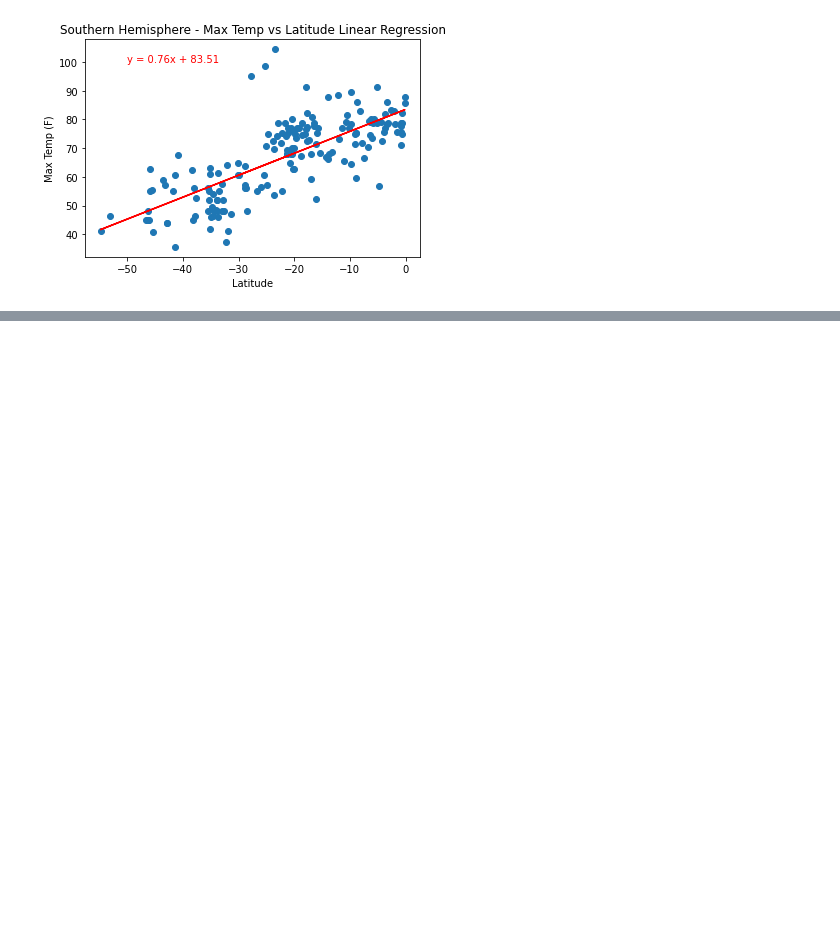
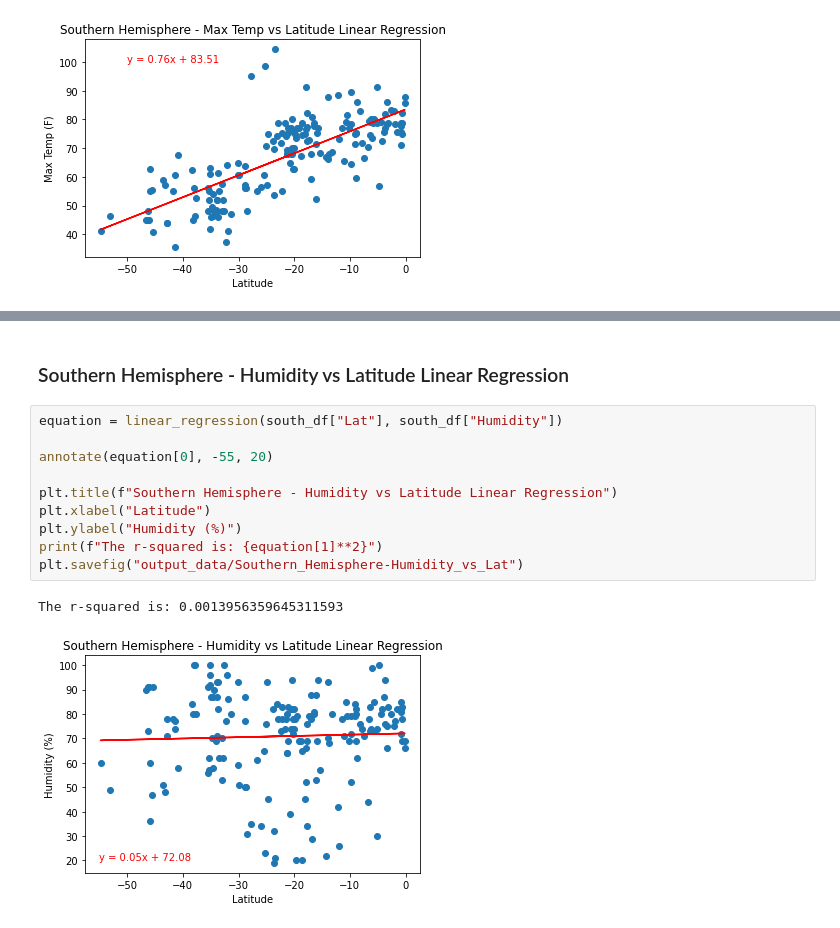
Before and after one commit to cmoeser5/City-Weather, a Jupyter notebook: WeatherPy/WeatherPy.ipynb, the cells around one changed output, grey strips where cells are left out. Saved outputs shown, nothing was run; the diff lists cells and outputs as text; blank space fills up the shorter version.

```diff
--- a/WeatherPy/WeatherPy.ipynb
+++ b/WeatherPy/WeatherPy.ipynb
@@ -328,0 +344,15 @@ The r-squared is: 0.554459815100282
+# %% [markdown]
+### Southern Hemisphere - Humidity vs Latitude Linear Regression
+# %%
+equation = linear_regression(south_df["Lat"], south_df["Humidity"])
+
+annotate(equation[0], -55, 20)
+
+plt.title(f"Southern Hemisphere - Humidity vs Latitude Linear Regression")
+plt.xlabel("Latitude")
+plt.ylabel("Humidity (%)")
+print(f"The r-squared is: {equation[1]**2}")
+plt.savefig("output_data/Southern_Hemisphere-Humidity_vs_Lat")
+# %% [output]
+The r-squared is: 0.0013956359645311593
+[figure, added]
```
Also changed, not shown: parts of 2 cells of this notebook, 2 other files.
